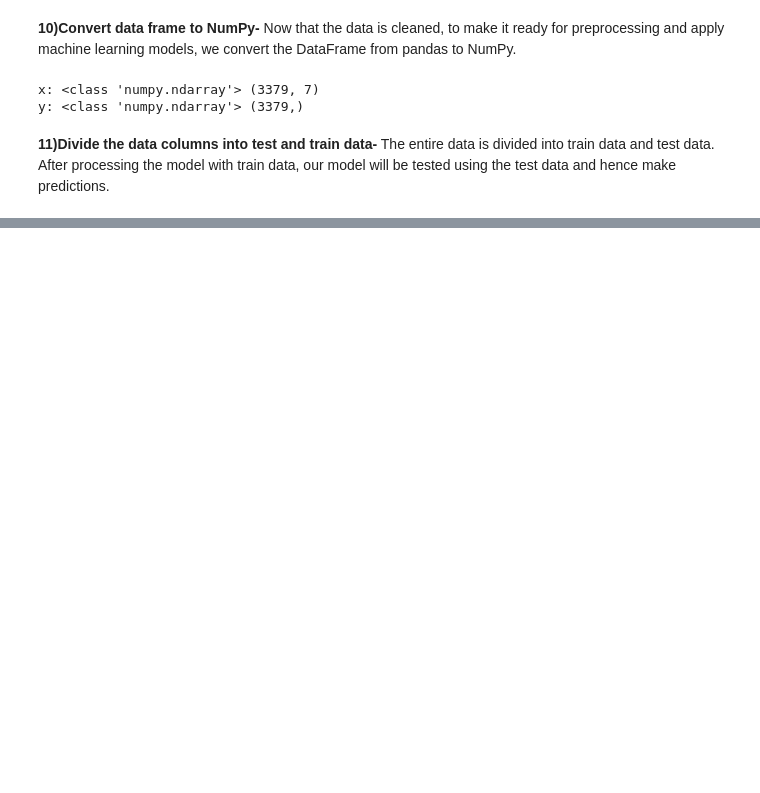
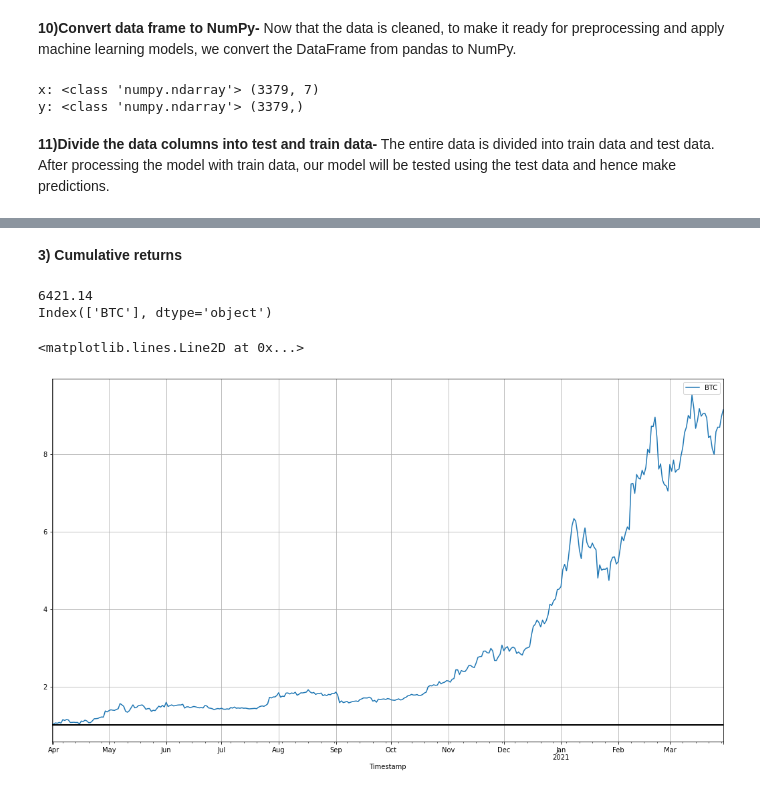
Before and after one commit to AshutoshBhawsar/Cryptocurrency-data-analysis-and-investing-strategies, a Jupyter notebook: code/phase1.ipynb, the cells around one changed output, grey strips where cells are left out. Saved outputs shown, nothing was run; the diff lists cells and outputs as text; code cells hidden in the pictures; blank space fills up the shorter version.

```diff
--- a/code/phase1.ipynb
+++ b/code/phase1.ipynb
@@ -143,4 +150,4 @@ bitcoin_daily_data
 **9)Round all integer data in DataFrame to 2 decimal places-**
 Having a scale of 6 digits is unnecessary for us since those are the least significant. Hence we round up all integers in our dataset to the scale of 2.
 # %%
-bitcoin_daily_data.round(2)
+bitcoin_daily_data = bitcoin_daily_data.round(2)
@@ -184,0 +214,20 @@ x_train, x_test, y_train, y_test = train_test_split(x, y, test_size=0.25)
+# %% [markdown]
+**3) Cumulative returns**
+# %%
+cumulative_returns = pd.DataFrame({})
+
+# Indices to get 1 year data frame, getting first price for data frame
+previous_closing_price = bitcoin_daily_data['Close'][-366:-1].iloc[0]
+print(previous_closing_price)
+
+# Calculating cumulative daily returns
+cumulative_returns['BTC'] = bitcoin_daily_data['Close'][-366:-1]/previous_closing_price
+print(cumulative_returns.columns)
+
+# Plotting its graph with base line at y=1 denoting initial investment
+cumulative_returns.plot(grid = True, figsize=(18,10)).axhline(y = 1, color = "black", lw=2)
+# %% [output]
+6421.14
+Index(['BTC'], dtype='object')
+<matplotlib.lines.Line2D at 0x...>
+[figure, added]
```
Also changed, not shown: parts of 21 cells of this notebook.
